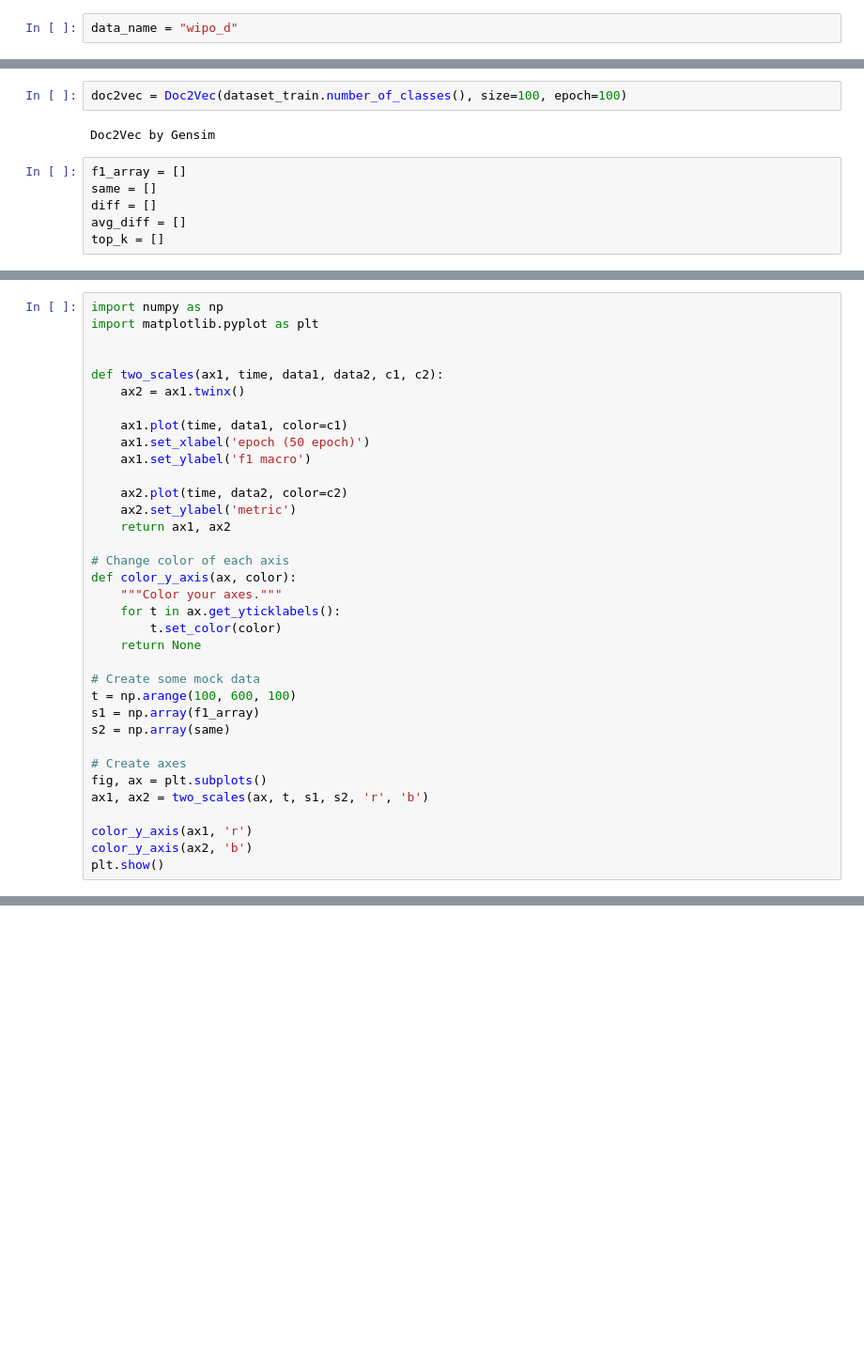
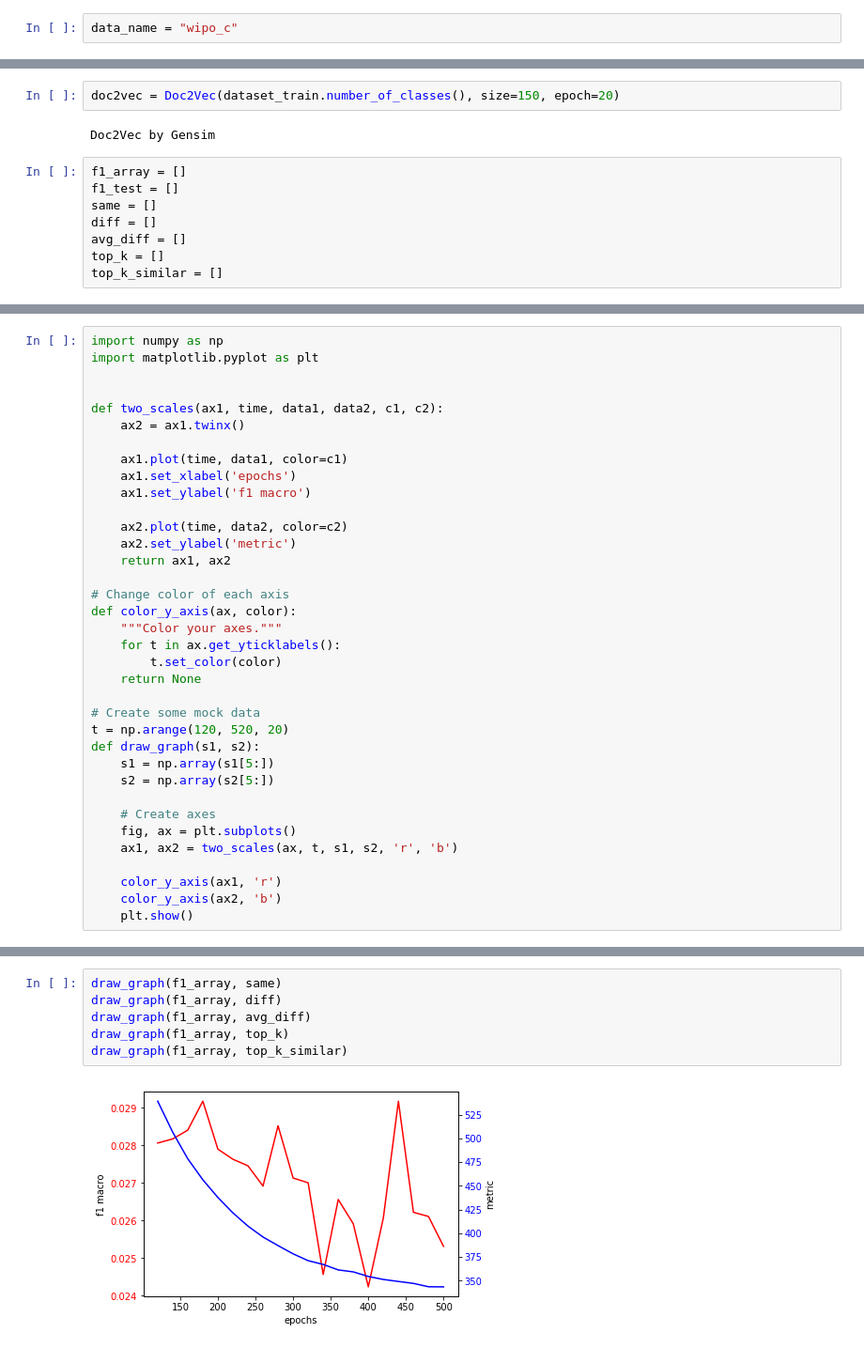
Before and after one commit to ChanatipSaetia/ESL-NN, a Jupyter notebook: Demo-Doc2VecMetric.ipynb, the cells around one changed output, grey strips where cells are left out. Shown at 94% size. Saved outputs shown, nothing was run; the diff lists cells and outputs as text; blank space fills up the shorter version.

```diff
--- a/Demo-Doc2VecMetric.ipynb
+++ b/Demo-Doc2VecMetric.ipynb
@@ -3,7 +3,7 @@ from data import preparation
 import data.hierarchy as hie
 from sklearn.model_selection import train_test_split
 # %%
-data_name = "wipo_d"
+data_name = "wipo_c"
 # %%
 with open('data/%s/hierarchy.txt' % data_name, 'w') as f1:
     with open('data/%s/%s.ht' % (data_name,data_name)) as f:
@@ -46,14 +46,16 @@ fold = 3
 # %%
 dataset_train = Dataset(data_name, fold, "train")
 # %%
-doc2vec = Doc2Vec(dataset_train.number_of_classes(), size=100, epoch=100)
+doc2vec = Doc2Vec(dataset_train.number_of_classes(), size=150, epoch=20)
 # %% [output]
 Doc2Vec by Gensim
 # %%
 f1_array = []
+f1_test = []
 same = []
 diff = []
 avg_diff = []
 top_k = []
+top_k_similar = []
 # %%
 %%time
@@ -124,7 +120,7 @@ def two_scales(ax1, time, data1, data2, c1, c2):
     ax2 = ax1.twinx()
 
     ax1.plot(time, data1, color=c1)
-    ax1.set_xlabel('epoch (50 epoch)')
+    ax1.set_xlabel('epochs')
     ax1.set_ylabel('f1 macro')
 
     ax2.plot(time, data2, color=c2)
@@ -139,14 +135,15 @@ def color_y_axis(ax, color):
     return None
 
 # Create some mock data
-t = np.arange(100, 600, 100)
-s1 = np.array(f1_array)
-s2 = np.array(same)
+t = np.arange(120, 520, 20)
+def draw_graph(s1, s2):
+    s1 = np.array(s1[5:])
+    s2 = np.array(s2[5:])
 
-# Create axes
-fig, ax = plt.subplots()
-ax1, ax2 = two_scales(ax, t, s1, s2, 'r', 'b')
+    # Create axes
+    fig, ax = plt.subplots()
+    ax1, ax2 = two_scales(ax, t, s1, s2, 'r', 'b')
 
-color_y_axis(ax1, 'r')
-color_y_axis(ax2, 'b')
-plt.show()
+    color_y_axis(ax1, 'r')
+    color_y_axis(ax2, 'b')
+    plt.show()
@@ -199,0 +169,8 @@ plt.show()
+# %%
+draw_graph(f1_array, same)
+draw_graph(f1_array, diff)
+draw_graph(f1_array, avg_diff)
+draw_graph(f1_array, top_k)
+draw_graph(f1_array, top_k_similar)
+# %% [output]
+[figure, added]
```
Also changed, not shown: parts of 9 cells of this notebook.
